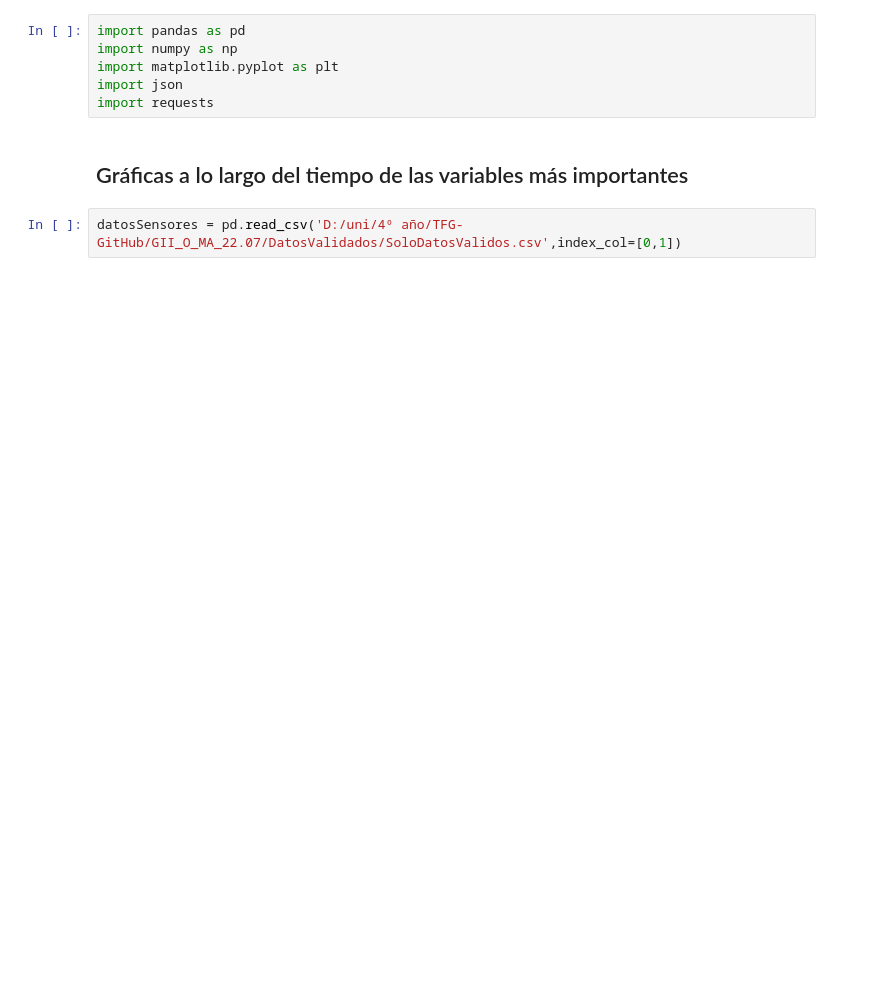
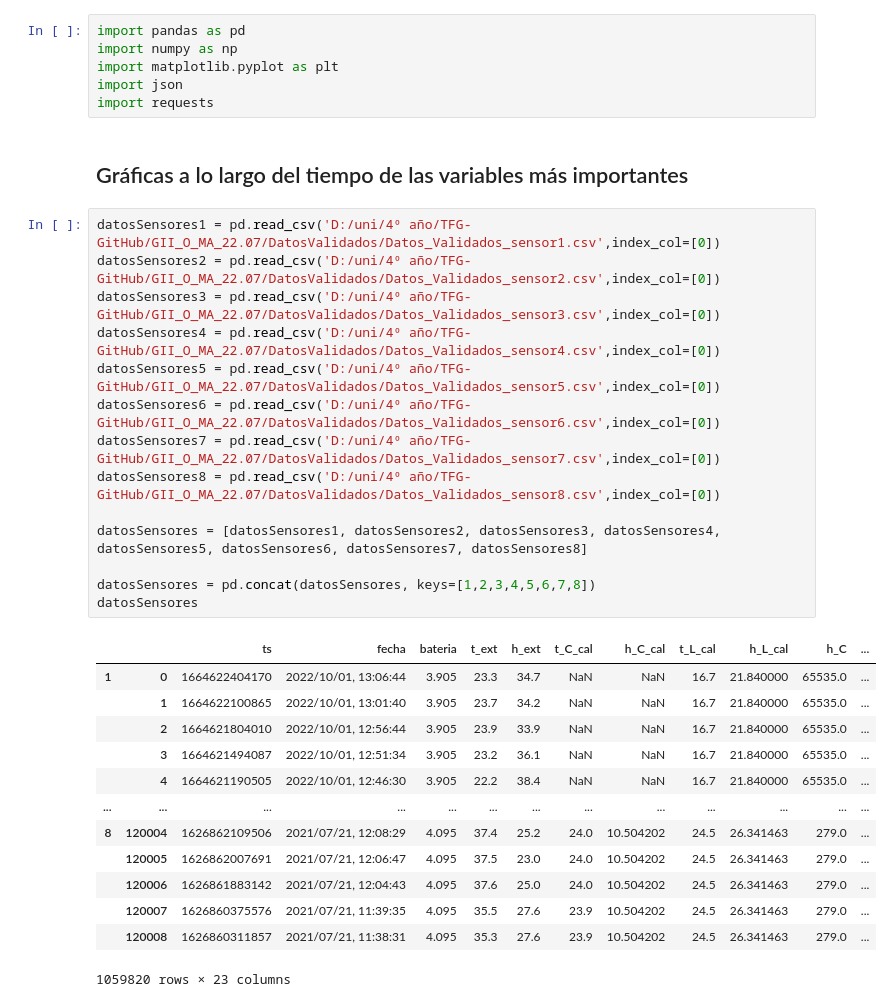
Before and after one commit to jzx1003/GII_O_MA_22.07, a Jupyter notebook: Graficas.ipynb, the cells around one changed output. Drawn from its saved outputs; the diff is of its cells as text; blank space fills up the shorter version.

```diff
--- a/Graficas.ipynb
+++ b/Graficas.ipynb
@@ -6,8 +6,34 @@ import json
 import requests
 # %% [markdown]
 ## Gráficas a lo largo del tiempo de las variables más importantes
-# %%
-datosSensores = pd.read_csv('D:/uni/4º año/TFG-GitHub/GII_O_MA_22.07/DatosValidados/SoloDatosValidos.csv',index_col=[0,1])
+# %%
+datosSensores1 = pd.read_csv('D:/uni/4º año/TFG-GitHub/GII_O_MA_22.07/DatosValidados/Datos_Validados_sensor1.csv',index_col=[0])
+datosSensores2 = pd.read_csv('D:/uni/4º año/TFG-GitHub/GII_O_MA_22.07/DatosValidados/Datos_Validados_sensor2.csv',index_col=[0])
+datosSensores3 = pd.read_csv('D:/uni/4º año/TFG-GitHub/GII_O_MA_22.07/DatosValidados/Datos_Validados_sensor3.csv',index_col=[0])
+datosSensores4 = pd.read_csv('D:/uni/4º año/TFG-GitHub/GII_O_MA_22.07/DatosValidados/Datos_Validados_sensor4.csv',index_col=[0])
+datosSensores5 = pd.read_csv('D:/uni/4º año/TFG-GitHub/GII_O_MA_22.07/DatosValidados/Datos_Validados_sensor5.csv',index_col=[0])
+datosSensores6 = pd.read_csv('D:/uni/4º año/TFG-GitHub/GII_O_MA_22.07/DatosValidados/Datos_Validados_sensor6.csv',index_col=[0])
+datosSensores7 = pd.read_csv('D:/uni/4º año/TFG-GitHub/GII_O_MA_22.07/DatosValidados/Datos_Validados_sensor7.csv',index_col=[0])
+datosSensores8 = pd.read_csv('D:/uni/4º año/TFG-GitHub/GII_O_MA_22.07/DatosValidados/Datos_Validados_sensor8.csv',index_col=[0])
+
+datosSensores = [datosSensores1, datosSensores2, datosSensores3, datosSensores4, datosSensores5, datosSensores6, datosSensores7, datosSensores8]
+
+datosSensores = pd.concat(datosSensores, keys=[1,2,3,4,5,6,7,8])
+datosSensores
+# %% [output]
+|  |  | ts | fecha | bateria | t_ext | h_ext | t_C_cal | h_C_cal | t_L_cal | h_L_cal | h_C | ... |
+| 1 | 0 | 1664622404170 | 2022/10/01, 13:06:44 | 3.905 | 23.3 | 34.7 | NaN | NaN | 16.7 | 21.840000 | 65535.0 | ... |
+|  | 1 | 1664622100865 | 2022/10/01, 13:01:40 | 3.905 | 23.7 | 34.2 | NaN | NaN | 16.7 | 21.840000 | 65535.0 | ... |
+|  | 2 | 1664621804010 | 2022/10/01, 12:56:44 | 3.905 | 23.9 | 33.9 | NaN | NaN | 16.7 | 21.840000 | 65535.0 | ... |
+|  | 3 | 1664621494087 | 2022/10/01, 12:51:34 | 3.905 | 23.2 | 36.1 | NaN | NaN | 16.7 | 21.840000 | 65535.0 | ... |
+|  | 4 | 1664621190505 | 2022/10/01, 12:46:30 | 3.905 | 22.2 | 38.4 | NaN | NaN | 16.7 | 21.840000 | 65535.0 | ... |
+| ... | ... | ... | ... | ... | ... | ... | ... | ... | ... | ... | ... | ... |
+| 8 | 120004 | 1626862109506 | 2021/07/21, 12:08:29 | 4.095 | 37.4 | 25.2 | 24.0 | 10.504202 | 24.5 | 26.341463 | 279.0 | ... |
+|  | 120005 | 1626862007691 | 2021/07/21, 12:06:47 | 4.095 | 37.5 | 23.0 | 24.0 | 10.504202 | 24.5 | 26.341463 | 279.0 | ... |
+|  | 120006 | 1626861883142 | 2021/07/21, 12:04:43 | 4.095 | 37.6 | 25.0 | 24.0 | 10.504202 | 24.5 | 26.341463 | 279.0 | ... |
+|  | 120007 | 1626860375576 | 2021/07/21, 11:39:35 | 4.095 | 35.5 | 27.6 | 23.9 | 10.504202 | 24.5 | 26.341463 | 279.0 | ... |
+|  | 120008 | 1626860311857 | 2021/07/21, 11:38:31 | 4.095 | 35.3 | 27.6 | 23.9 | 10.504202 | 24.5 | 26.341463 | 279.0 | ... |
+1059820 rows × 23 columns
 # %%
 for i in range(8):
 
```
Also changed, not shown: parts of 2 cells of this notebook, 1 other file.
